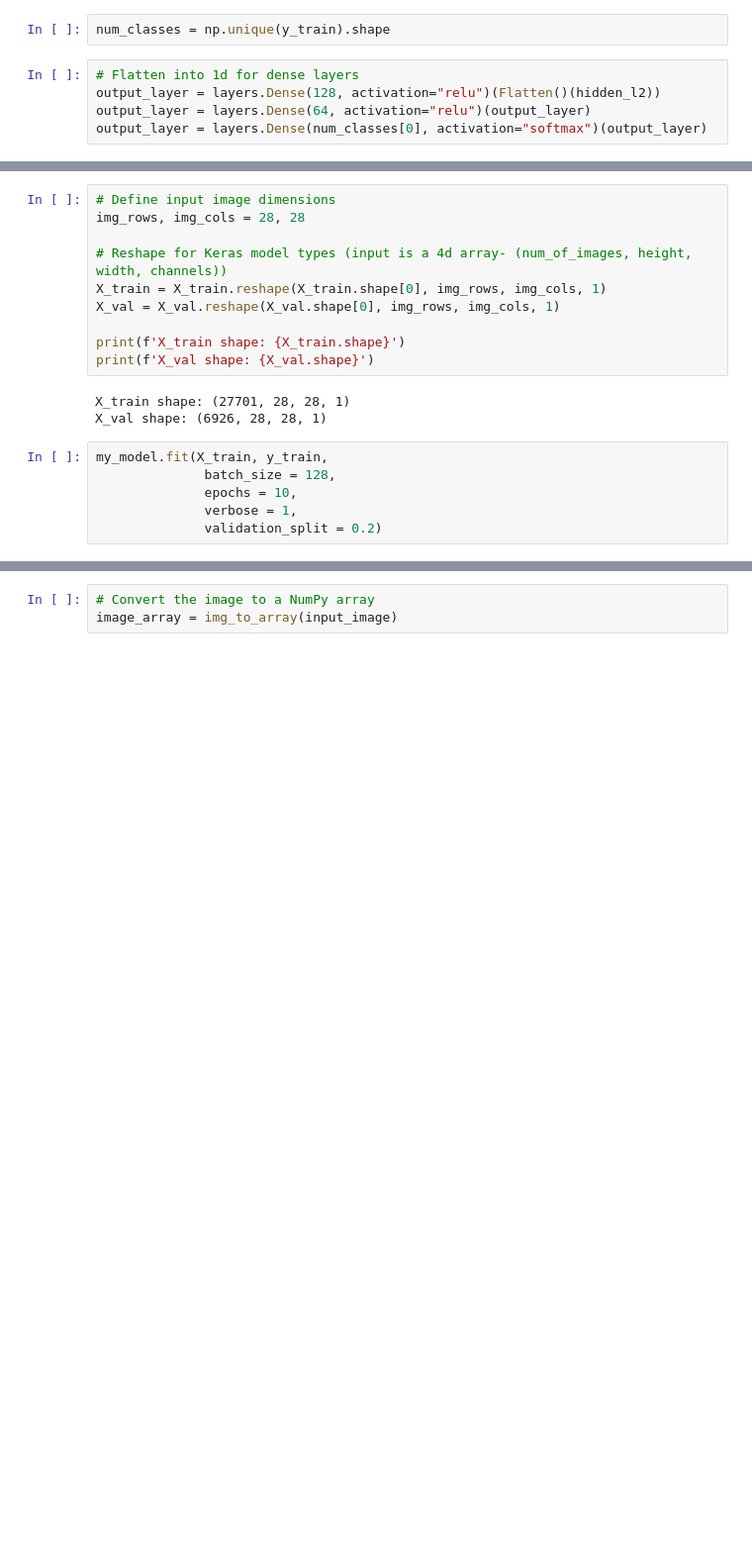
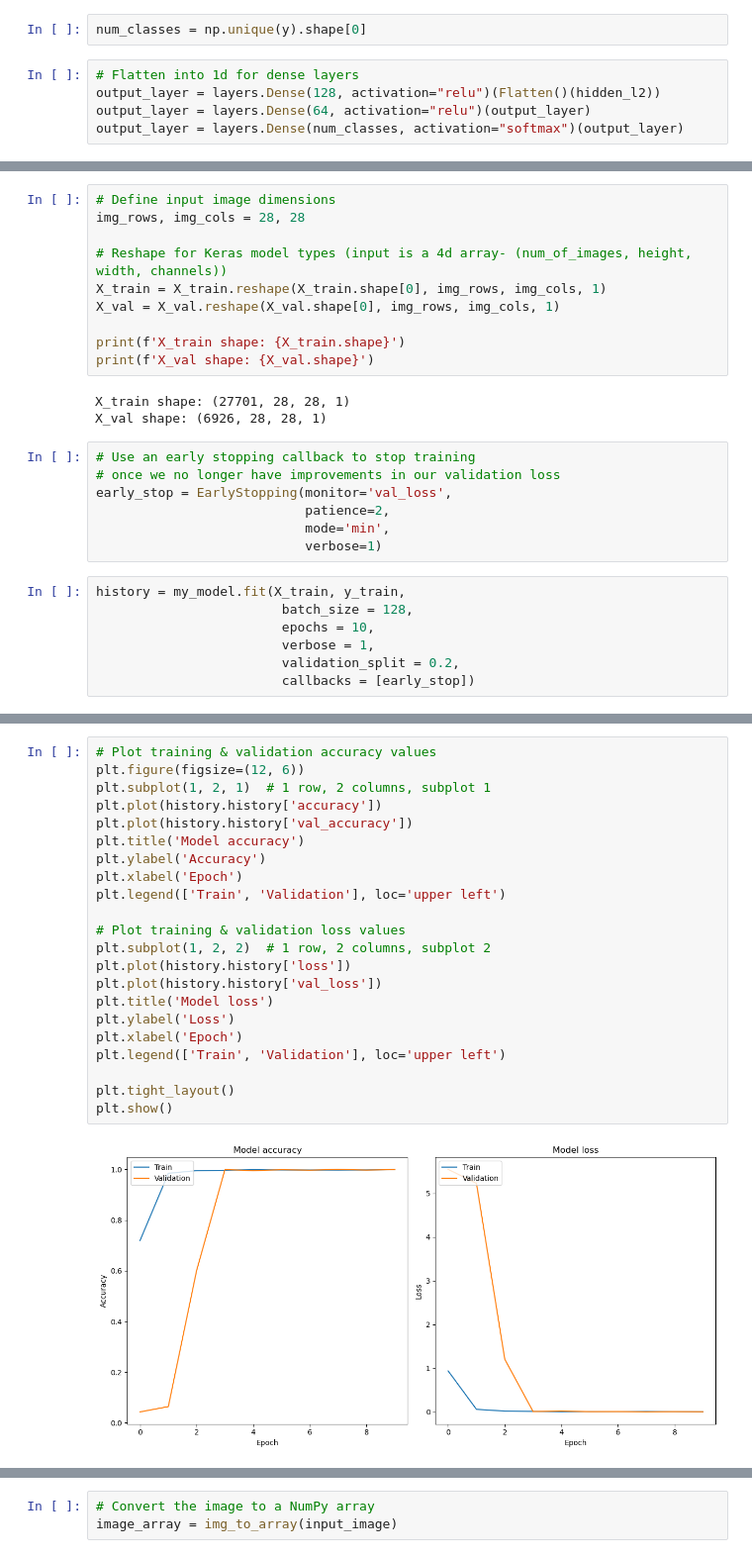
Before and after one commit to simrenbasra/Sign_Lingual, a Jupyter notebook: notebooks/03_cnn/01-CNN.ipynb, the cells around one changed output, grey strips where cells are left out. Shown at 99% size. Saved outputs shown, nothing was run; the diff lists cells and outputs as text; blank space fills up the shorter version.

```diff
--- a/notebooks/03_cnn/01-CNN.ipynb
+++ b/notebooks/03_cnn/01-CNN.ipynb
@@ -207,10 +245,10 @@ hidden_l2
 # %%
-num_classes = np.unique(y_train).shape
+num_classes = np.unique(y).shape[0]
 # %%
 # Flatten into 1d for dense layers
 output_layer = layers.Dense(128, activation="relu")(Flatten()(hidden_l2))
 output_layer = layers.Dense(64, activation="relu")(output_layer)
-output_layer = layers.Dense(num_classes[0], activation="softmax")(output_layer)
+output_layer = layers.Dense(num_classes, activation="softmax")(output_layer)
 # %%
 output_layer
 # %% [output]
@@ -281,11 +322,19 @@ print(f'X_val shape: {X_val.shape}')
 # %% [output]
 X_train shape: (27701, 28, 28, 1)
 X_val shape: (6926, 28, 28, 1)
+# %%
+# Use an early stopping callback to stop training
+# once we no longer have improvements in our validation loss
+early_stop = EarlyStopping(monitor='val_loss',
+                           patience=2,
+                           mode='min',
+                           verbose=1)
 # %%
-my_model.fit(X_train, y_train,
-              batch_size = 128,
-              epochs = 10,
-              verbose = 1,
-              validation_split = 0.2)
+history = my_model.fit(X_train, y_train,
+                        batch_size = 128,
+                        epochs = 10,
+                        verbose = 1,
+                        validation_split = 0.2,
+                        callbacks = [early_stop])
 # %% [output]
 Epoch 1/10
@@ -311,0 +364,24 @@ Epoch 10/10
+# %%
+# Plot training & validation accuracy values
+plt.figure(figsize=(12, 6))
+plt.subplot(1, 2, 1)  # 1 row, 2 columns, subplot 1
+plt.plot(history.history['accuracy'])
+plt.plot(history.history['val_accuracy'])
+plt.title('Model accuracy')
+plt.ylabel('Accuracy')
+plt.xlabel('Epoch')
+plt.legend(['Train', 'Validation'], loc='upper left')
+
+# Plot training & validation loss values
+plt.subplot(1, 2, 2)  # 1 row, 2 columns, subplot 2
+plt.plot(history.history['loss'])
+plt.plot(history.history['val_loss'])
+plt.title('Model loss')
+plt.ylabel('Loss')
+plt.xlabel('Epoch')
+plt.legend(['Train', 'Validation'], loc='upper left')
+
+plt.tight_layout()
+plt.show()
+# %% [output]
+[figure, added]
```
Also changed, not shown: parts of 108 cells of this notebook.
